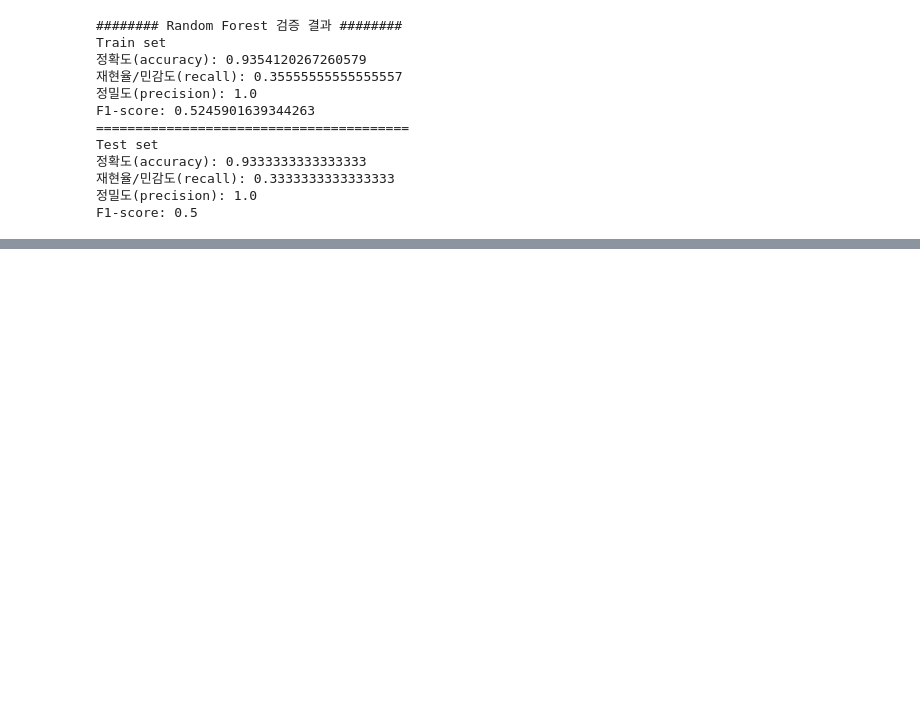
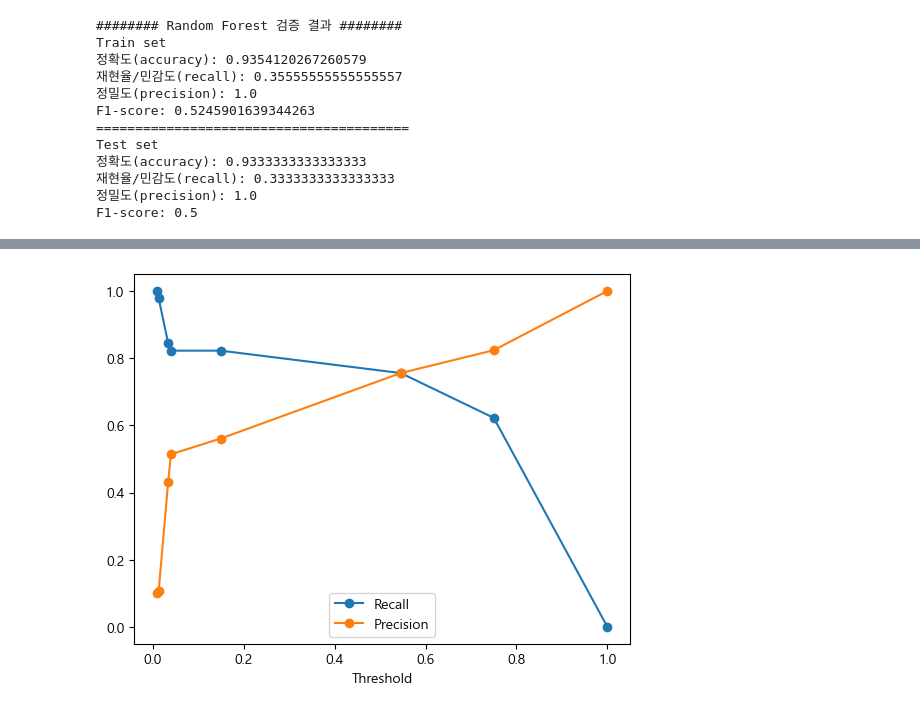
Before and after one commit to 1ee1hee/Machine_Learning, a Jupyter notebook: 분류 평가지표.ipynb, the cells around one changed output, grey strips where cells are left out. Drawn from its saved outputs; the diff is of its cells as text; code cells hidden in the pictures; blank space fills up the shorter version.

```diff
--- a/분류 평가지표.ipynb
+++ b/분류 평가지표.ipynb
@@ -412,0 +454,8 @@ F1-score: 0.5
+# %%
+# DecisionTree -> Test set
+from sklearn.metrics import precision_recall_curve
+
+pos_proba_test = tree.predict_proba(X_test)[:, 1]
+precisions, recalls, thresholds = precision_recall_curve(y_test, pos_proba_test)
+
+precisions.shape, recalls.shape, thresholds.shape
@@ -412,0 +464,3 @@ F1-score: 0.5
+# %%
+# thresholds에 1을 추가
+thresholds = np.append(thresholds, 1)
@@ -412,0 +482,11 @@ F1-score: 0.5
+# %%
+# dataframe으로 확인
+import pandas as pd
+
+prc_df = pd.DataFrame({
+    'Threshold' : thresholds,
+    'Recall' : recalls,
+    'Precision' : precisions
+})
+
+prc_df
@@ -412,0 +503,5 @@ F1-score: 0.5
+# %%
+prc_df.set_index('Threshold').plot(marker = 'o')
+plt.show()
+# %% [output]
+[figure, added]
```
Also changed, not shown: parts of 31 cells of this notebook.
